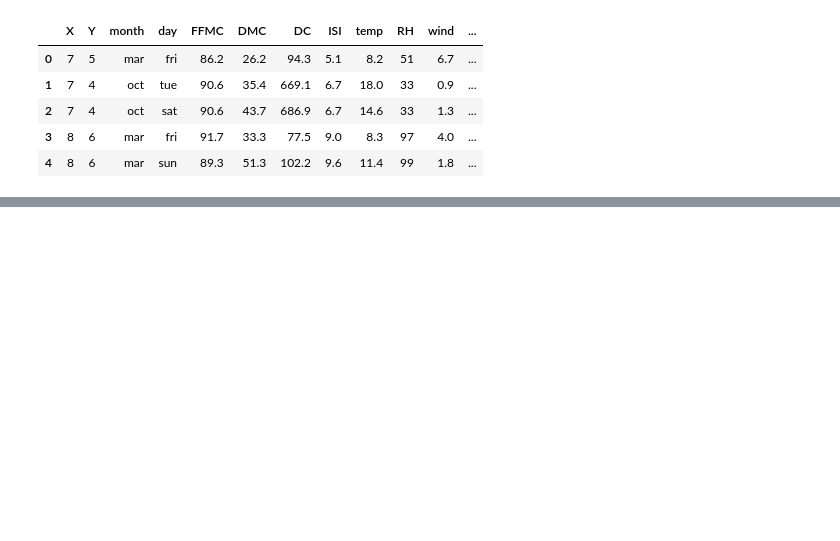
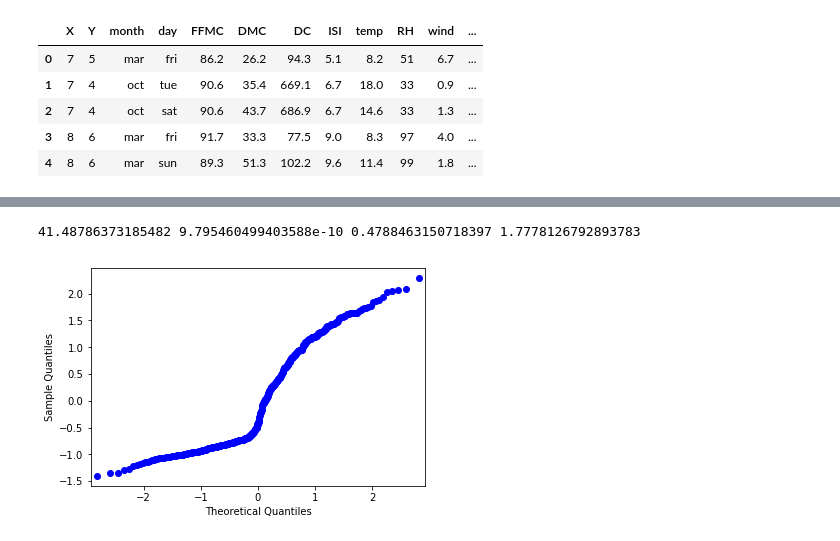
Before and after one commit to nithish08/forestfires, a Jupyter notebook: src/NB_Exploration.ipynb, the cells around one changed output, grey strips where cells are left out. Cells and saved outputs as stored; diff of their text form; code cells hidden in the pictures; blank space fills up the shorter version.

```diff
--- a/src/NB_Exploration.ipynb
+++ b/src/NB_Exploration.ipynb
@@ -185,0 +302,18 @@ df.head()
+# %%
+power_trans = PowerTransformer()
+# %%
+df['area_boxcox'] = power_trans.fit_transform((df['area']).values.reshape(517,1))
+# %%
+train_df , test_df = train_test_split(df , test_size=0.2,random_state=0) # 20% of the data as the test data
+# %%
+reg = smf.ols('area_boxcox ~ X + Y + C(day) + FFMC + DMC + \
+              DC + ISI + temp + RH + wind + rain + C(season)',data = train_df).fit()
+# %%
+#2. check residual
+#2.1 Normality
+JB, JBpv,skw,kurt = sm.stats.stattools.jarque_bera(reg.resid)
+print(JB,JBpv,skw,kurt)
+sm.qqplot(reg.resid).show()
+# %% [output]
+41.48786373185482 9.795460499403588e-10 0.4788463150718397 1.7778126792893783
+[figure, added]
```
Also changed, not shown: parts of 34 cells of this notebook, 1 other file.
